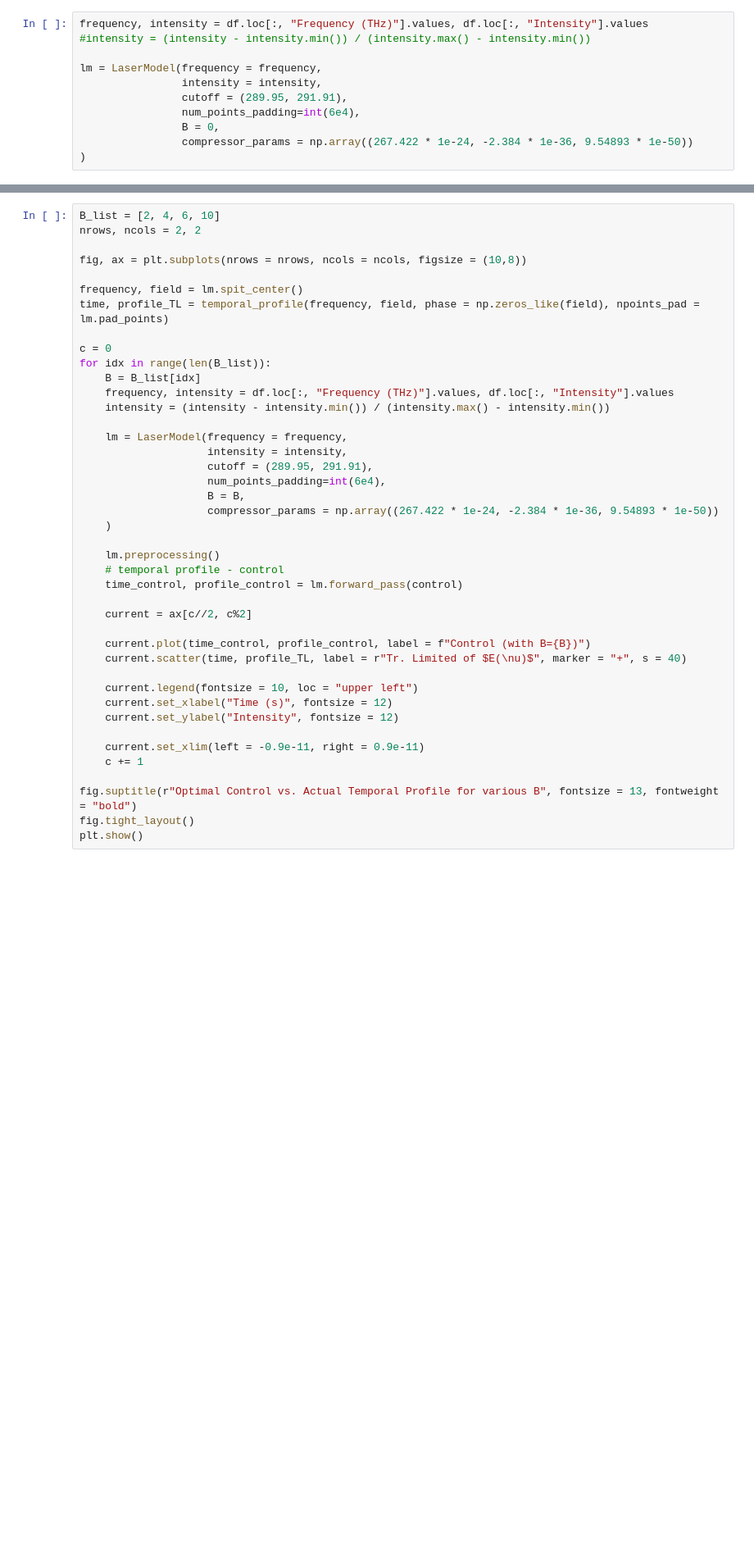
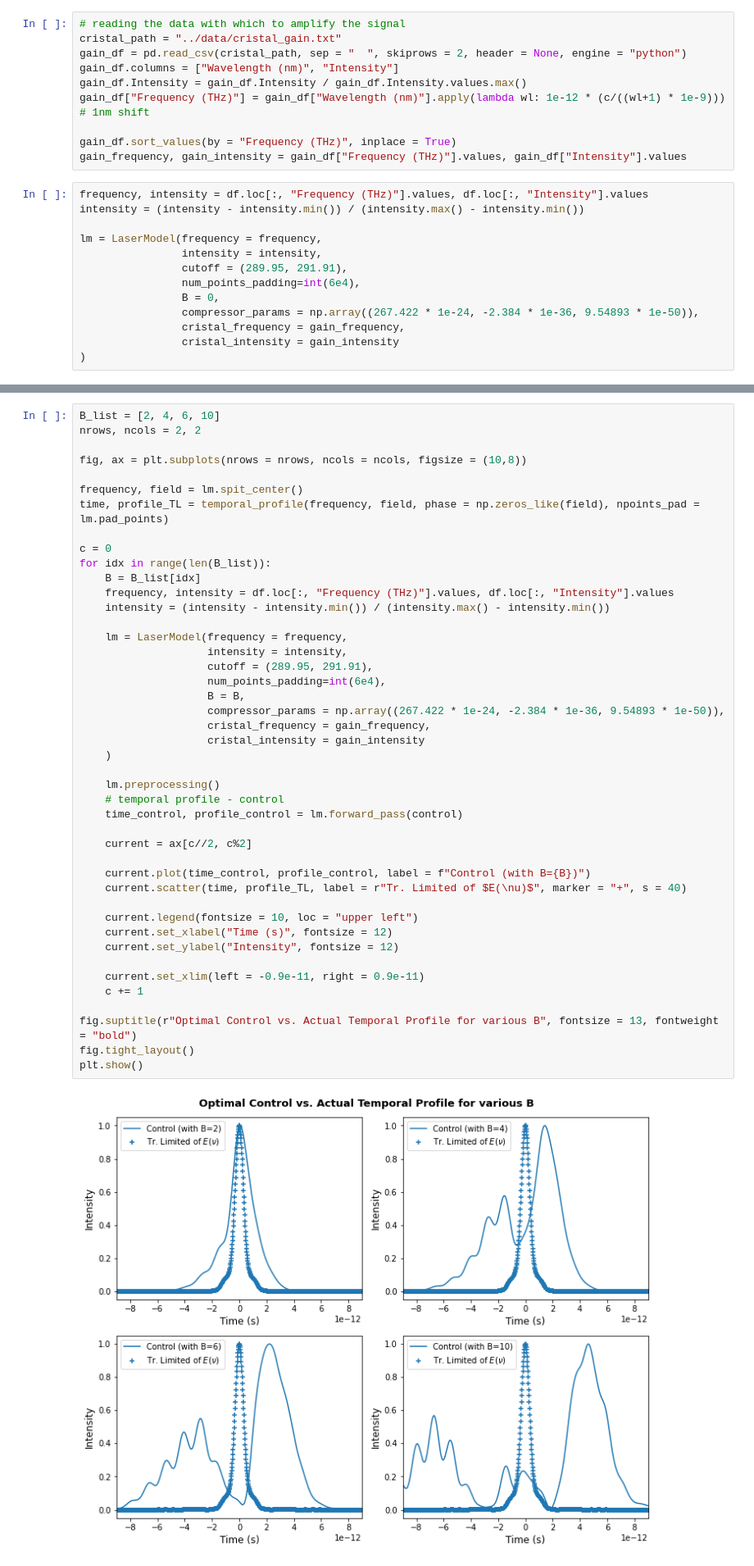
Before and after one commit to fracapuano/TempoRL, a Jupyter notebook: notebooks/SemiPhysicalModel_v1.ipynb, the cells around one changed output, grey strips where cells are left out. Shown at 82% size. Drawn from its saved outputs; the diff is of its cells as text; blank space fills up the shorter version.

Commit message:
amplification in DIRA cristal added

```diff
--- a/notebooks/SemiPhysicalModel_v1.ipynb
+++ b/notebooks/SemiPhysicalModel_v1.ipynb
@@ -258,15 +258,27 @@ plt.show()
 # %% [markdown]
 # Model Pass
+# %%
+# reading the data with which to amplify the signal
+cristal_path = "../data/cristal_gain.txt"
+gain_df = pd.read_csv(cristal_path, sep = "  ", skiprows = 2, header = None, engine = "python")
+gain_df.columns = ["Wavelength (nm)", "Intensity"]
+gain_df.Intensity = gain_df.Intensity / gain_df.Intensity.values.max()
+gain_df["Frequency (THz)"] = gain_df["Wavelength (nm)"].apply(lambda wl: 1e-12 * (c/((wl+1) * 1e-9))) # 1nm shift
+
+gain_df.sort_values(by = "Frequency (THz)", inplace = True)
+gain_frequency, gain_intensity = gain_df["Frequency (THz)"].values, gain_df["Intensity"].values
 # %%
 frequency, intensity = df.loc[:, "Frequency (THz)"].values, df.loc[:, "Intensity"].values
-#intensity = (intensity - intensity.min()) / (intensity.max() - intensity.min())
+intensity = (intensity - intensity.min()) / (intensity.max() - intensity.min())
 
 lm = LaserModel(frequency = frequency,
                 intensity = intensity,
                 cutoff = (289.95, 291.91),
                 num_points_padding=int(6e4),
                 B = 0,
-                compressor_params = np.array((267.422 * 1e-24, -2.384 * 1e-36, 9.54893 * 1e-50))
+                compressor_params = np.array((267.422 * 1e-24, -2.384 * 1e-36, 9.54893 * 1e-50)),
+                cristal_frequency = gain_frequency,
+                cristal_intensity = gain_intensity
 )
 # %%
 # evaluating inference time (time for one forward pass)
@@ -334,31 +350,35 @@ for idx in range(len(B_list)):
     B = B_list[idx]
     frequency, intensity = df.loc[:, "Frequency (THz)"].values, df.loc[:, "Intensity"].values
     intensity = (intensity - intensity.min()) / (intensity.max() - intensity.min())
 
     lm = LaserModel(frequency = frequency,
                     intensity = intensity,
                     cutoff = (289.95, 291.91),
                     num_points_padding=int(6e4),
                     B = B,
-                    compressor_params = np.array((267.422 * 1e-24, -2.384 * 1e-36, 9.54893 * 1e-50))
+                    compressor_params = np.array((267.422 * 1e-24, -2.384 * 1e-36, 9.54893 * 1e-50)),
+                    cristal_frequency = gain_frequency,
+                    cristal_intensity = gain_intensity
     )
 
     lm.preprocessing()
     # temporal profile - control
     time_control, profile_control = lm.forward_pass(control)
 
     current = ax[c//2, c%2]
 
     current.plot(time_control, profile_control, label = f"Control (with B={B})")
     current.scatter(time, profile_TL, label = r"Tr. Limited of $E(\nu)$", marker = "+", s = 40)
 
     current.legend(fontsize = 10, loc = "upper left")
     current.set_xlabel("Time (s)", fontsize = 12)
     current.set_ylabel("Intensity", fontsize = 12)
 
     current.set_xlim(left = -0.9e-11, right = 0.9e-11)
     c += 1
 
 fig.suptitle(r"Optimal Control vs. Actual Temporal Profile for various B", fontsize = 13, fontweight = "bold")
 fig.tight_layout()
 plt.show()
+# %% [output]
+[figure, added]
```
Also changed, not shown: parts of 5 cells of this notebook.
